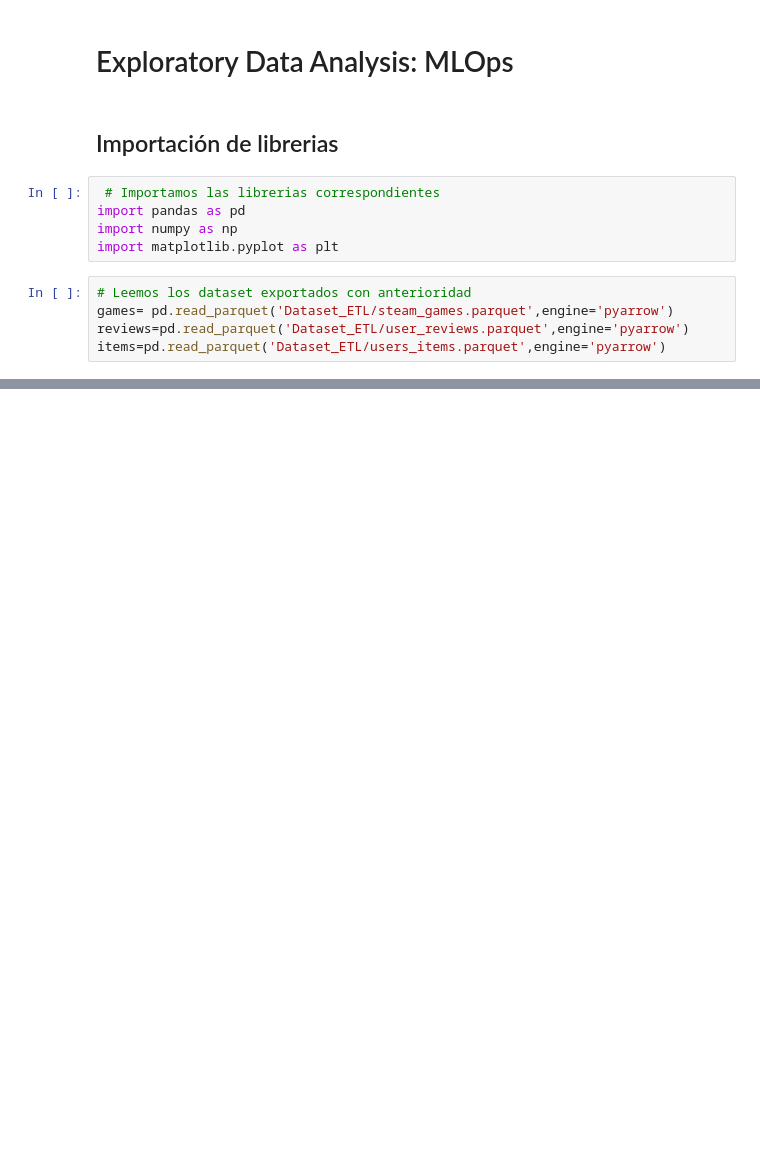
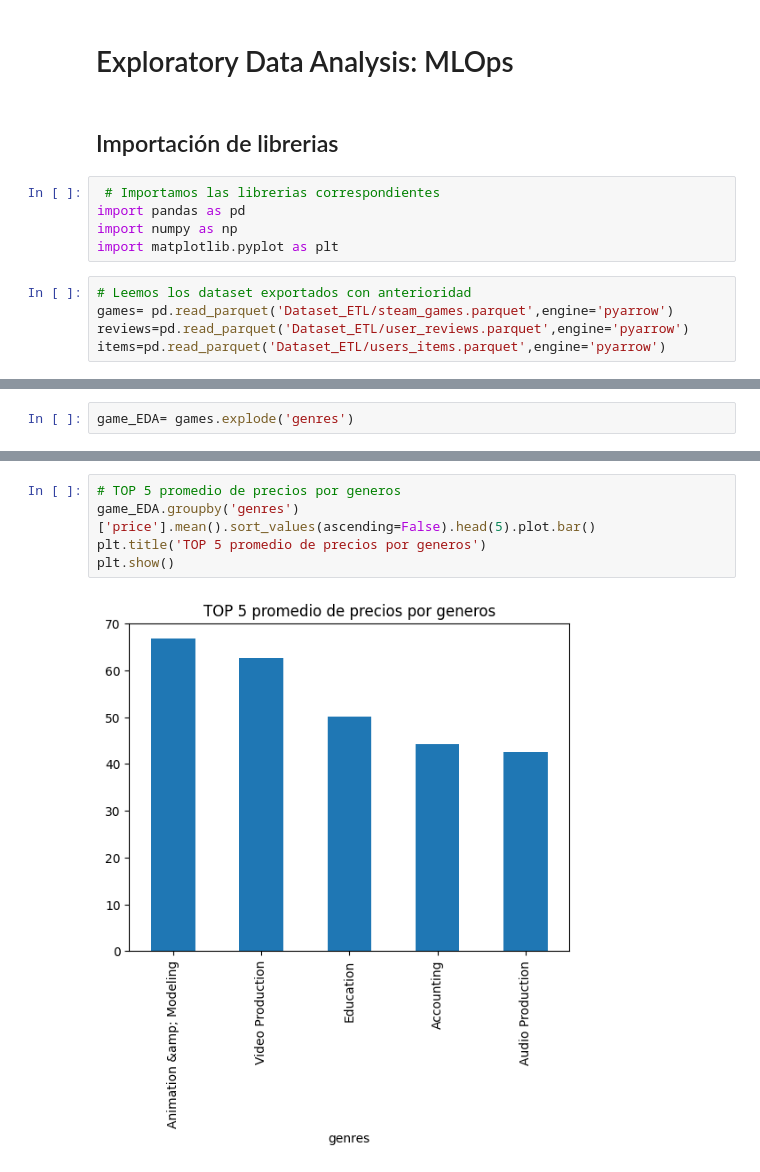
Before and after one commit to JPeraltaBorjas/Sistema_de_Recomendacion_de_videojuegos_MLOps-P1, a Jupyter notebook: 3. EDA_MLOps.ipynb, the cells around one changed output, grey strips where cells are left out. Cells and saved outputs as stored; diff of their text form; blank space fills up the shorter version.

```diff
--- a/3. EDA_MLOps.ipynb
+++ b/3. EDA_MLOps.ipynb
@@ -23,0 +46,2 @@ reviews.recommend.value_counts().plot.barh()
+# %%
+game_EDA= games.explode('genres')
@@ -23,0 +55,7 @@ reviews.recommend.value_counts().plot.barh()
+# %%
+# TOP 5 promedio de precios por generos
+game_EDA.groupby('genres')['price'].mean().sort_values(ascending=False).head(5).plot.bar()
+plt.title('TOP 5 promedio de precios por generos')
+plt.show()
+# %% [output]
+[figure, added]
```
Also changed, not shown: parts of 25 cells of this notebook, 1 other file.
